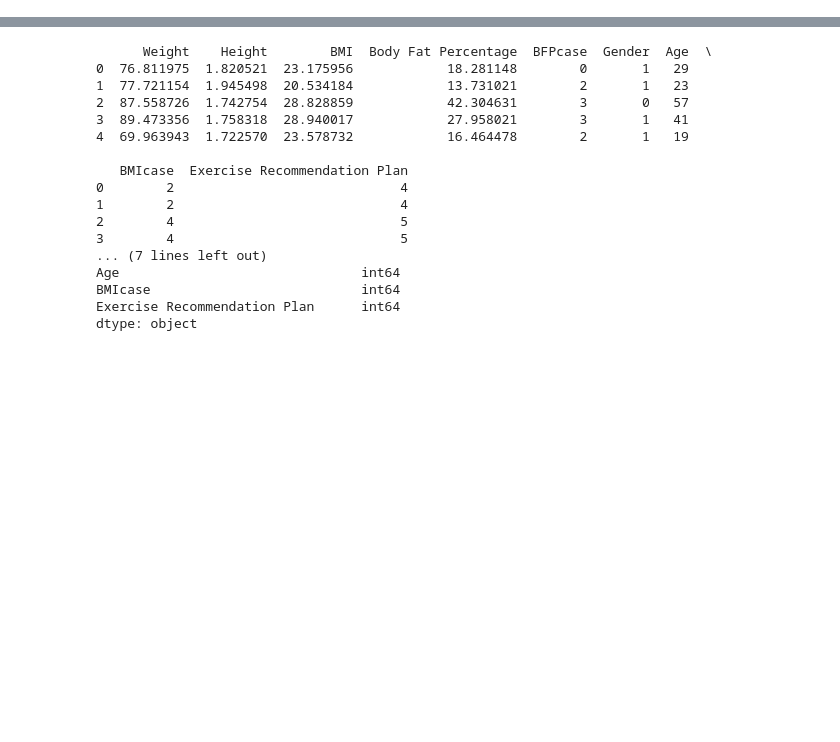
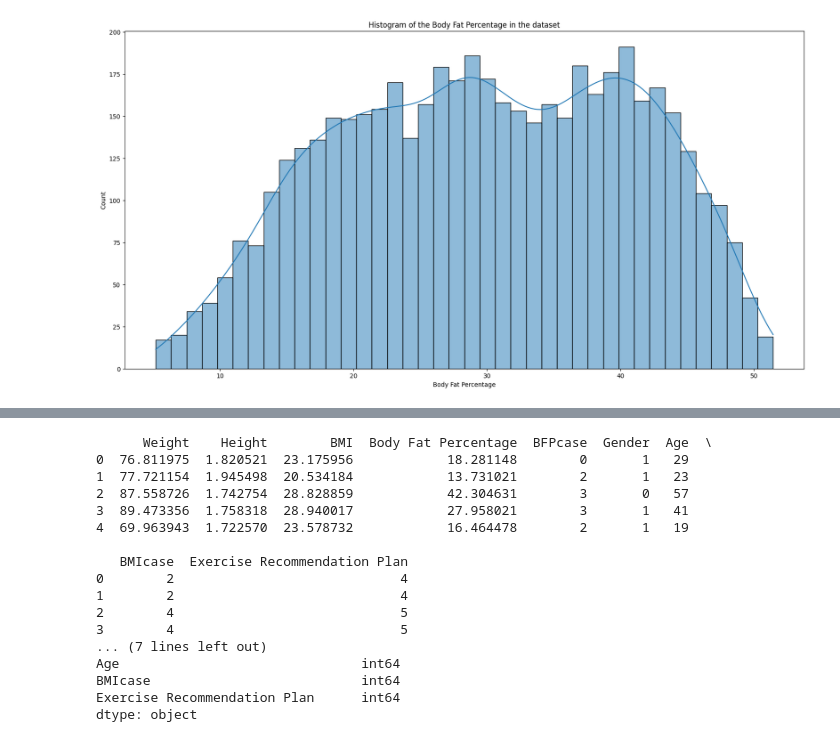
Before and after one commit to g-tumwesigye/fitpulse_app, a Jupyter notebook: fitpulse_app.ipynb, the cells around one changed output, grey strips where cells are left out. Saved outputs shown, nothing was run; the diff lists cells and outputs as text; code cells hidden in the pictures; blank space fills up the shorter version.

```diff
--- a/fitpulse_app.ipynb
+++ b/fitpulse_app.ipynb
@@ -14,0 +37,6 @@ fitpulse_dataset.head()
+# %%
+plt.figure(figsize=(20,10))
+plt.title('Histogram of the Body Fat Percentage in the dataset')
+sns.histplot(data=fitpulse_dataset, x='Body Fat Percentage', bins=40, kde= True);
+# %% [output]
+[figure, added]
```
Also changed, not shown: parts of 62 cells of this notebook.
